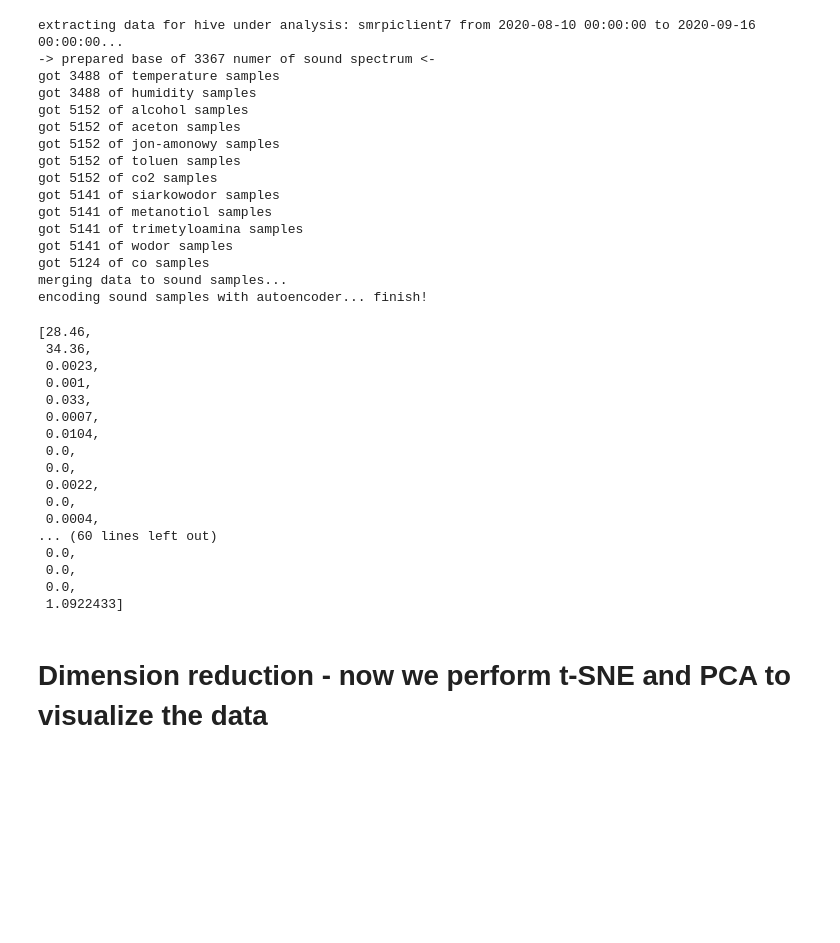
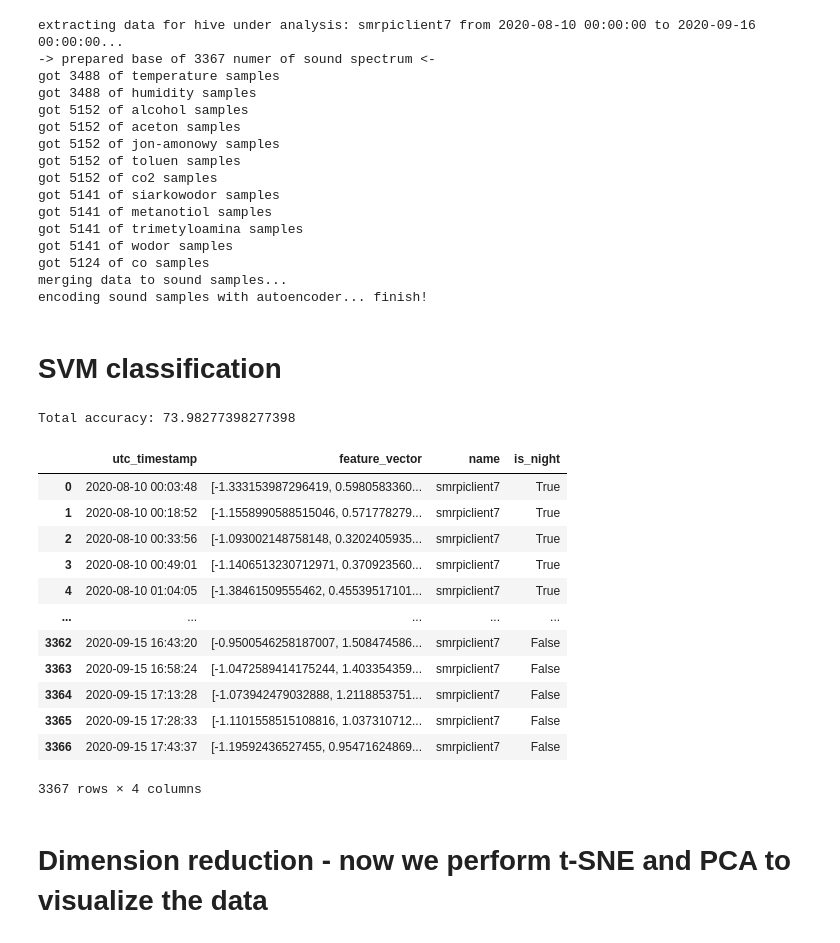
Before and after one commit to tymons/buzz-models, a Jupyter notebook: notebooks/autoencoder.ipynb, the cells around one changed output. Drawn from its saved outputs; the diff is of its cells as text; code cells hidden in the pictures; blank space fills up the shorter version.

```diff
--- a/notebooks/autoencoder.ipynb
+++ b/notebooks/autoencoder.ipynb
@@ -406,23 +406,44 @@ got 5141 of wodor samples
 got 5124 of co samples
 merging data to sound samples...
 encoding sound samples with autoencoder... finish!
-# %%
-df_hive_data['feature_vector'][0]
-# %% [output]
-[28.46,
- 34.36,
- 0.0023,
- 0.001,
- 0.033,
- 0.0007,
- 0.0104,
- 0.0,
- 0.0,
- 0.0022,
- 0.0,
- 0.0004,
-... (60 lines left out)
- 0.0,
- 0.0,
- 0.0,
- 1.0922433]
+# %% [markdown]
+# SVM classification
+# %%
+from sklearn.preprocessing import StandardScaler
+from sklearn.svm import SVC
+
+night_start = 23
+night_end = 3
+
+df_svm = pd.DataFrame(df_hive_data[['feature_vector', 'name']])
+is_night_array = (df_svm.index.hour <= night_end) | (df_svm.index.hour >= night_start)
+df_svm['is_night'] = is_night_array
+df_svm['feature_vector'] = (pd.Series(StandardScaler().fit_transform(df_svm['feature_vector'].values.tolist()).tolist())).values
+
+svc = SVC(kernel='rbf', class_weight='balanced', gamma='auto')
+svc.fit(df_svm['feature_vector'].values.tolist(), df_svm['is_night'].values.tolist())
+predicted = svc.predict(df_svm['feature_vector'].values.tolist())
+
+predicted_list = np.array(list(map(int, predicted)))
+initial_list = np.array(list(map(int, df_svm['is_night'].values.tolist())))
+
+accuracy = 100 - (np.sum(np.abs(predicted_list-initial_list))/len(predicted)*100)
+print(f"Total accuracy: {accuracy}")
+# %% [output]
+Total accuracy: 73.98277398277398
+# %%
+df_svm.reset_index()
+# %% [output]
+|  | utc_timestamp | feature_vector | name | is_night |
+| 0 | 2020-08-10 00:03:48 | [-1.333153987296419, 0.5980583360... | smrpiclient7 | True |
+| 1 | 2020-08-10 00:18:52 | [-1.1558990588515046, 0.571778279... | smrpiclient7 | True |
+| 2 | 2020-08-10 00:33:56 | [-1.093002148758148, 0.3202405935... | smrpiclient7 | True |
+| 3 | 2020-08-10 00:49:01 | [-1.1406513230712971, 0.370923560... | smrpiclient7 | True |
+| 4 | 2020-08-10 01:04:05 | [-1.38461509555462, 0.45539517101... | smrpiclient7 | True |
+| ... | ... | ... | ... | ... |
+| 3362 | 2020-09-15 16:43:20 | [-0.9500546258187007, 1.508474586... | smrpiclient7 | False |
+| 3363 | 2020-09-15 16:58:24 | [-1.0472589414175244, 1.403354359... | smrpiclient7 | False |
+| 3364 | 2020-09-15 17:13:28 | [-1.073942479032888, 1.2118853751... | smrpiclient7 | False |
+| 3365 | 2020-09-15 17:28:33 | [-1.1101558515108816, 1.037310712... | smrpiclient7 | False |
+| 3366 | 2020-09-15 17:43:37 | [-1.19592436527455, 0.95471624869... | smrpiclient7 | False |
+3367 rows × 4 columns
```
Also changed, not shown: parts of 1 cell of this notebook.
